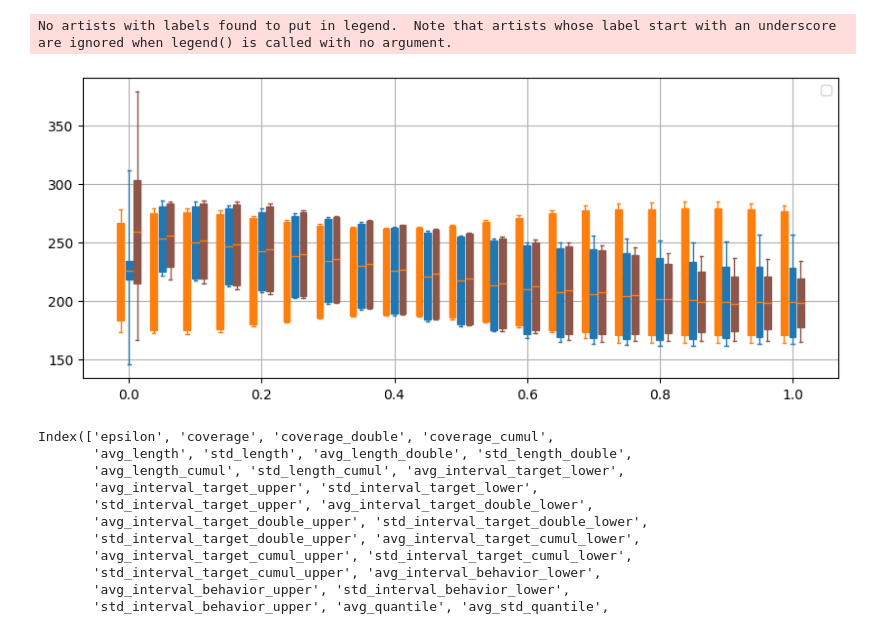
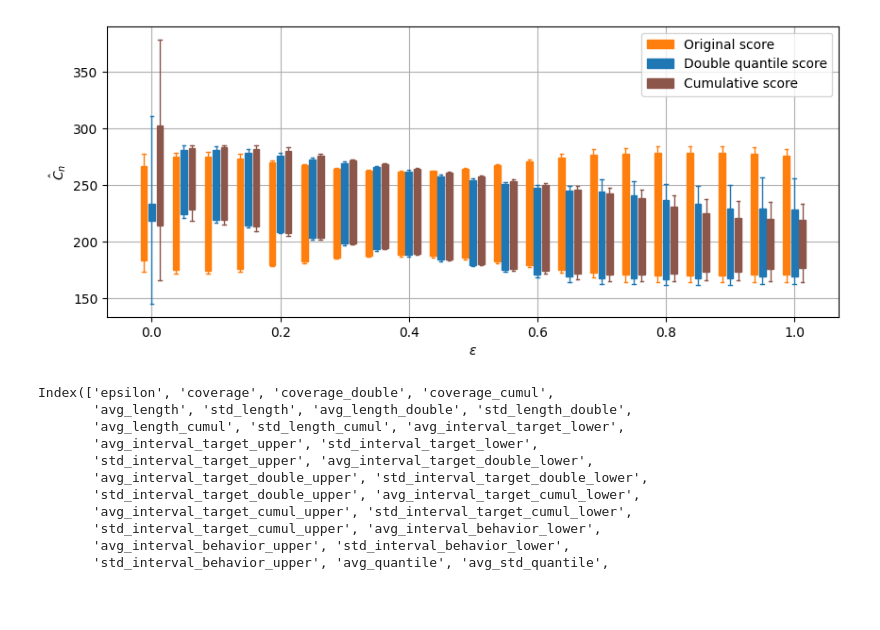
Before and after one commit to danielefoffano/Conformal_OPE_MDP, a Jupyter notebook: make_plots.ipynb, the cells around one changed output. Cells and saved outputs as stored; diff of their text form; code cells hidden in the pictures; blank space fills up the shorter version.

```diff
--- a/make_plots.ipynb
+++ b/make_plots.ipynb
@@ -76,41 +76,53 @@ keys = {
         #     mu_lower_original + ce_lower_original, alpha=0.2)
 
 fig, ax = plt.subplots(figsize=(10,4))
+
+bps = []
+labels= []
 for name_id, name in enumerate(keys):
     mu_lower_original, std_lower_original, n_lower_original = compute_mean_std(keys[name]['lower'])
     ce_lower_original = compute_CE(mu_lower_original, std_lower_original, n_lower_original)
 
     mu_upper_original, std_upper_original, n_upper_original = compute_mean_std(keys[name]['upper'])
     ce_upper_original = compute_CE(mu_upper_original, std_upper_original, n_upper_original)
 
 
     median = (mu_upper_original + mu_lower_original)/2
 
     boxes = [
         {
             'label' : name,
             'whislo': mu_lower_original[id] - ce_lower_original[id],    # Bottom whisker position
             'q1'    : mu_lower_original[id],    # First quartile (25th percentile)
             'med'   : median[id],    # Median         (50th percentile)
             'q3'    : mu_upper_original[id],    # Third quartile (75th percentile)
             'whishi': mu_upper_original[id] + ce_upper_original[id],    # Top whisker position
             'fliers': []        # Outliers
         }
         for id in range(len(epsilons))
     ]
     offset = -0.0125 + 0.0125 * name_id
     bp = ax.bxp(boxes, epsilons + offset, widths=0.01, showfliers=False, patch_artist=True, manage_ticks=False, showmeans=False)
 
+    bps.append(bp)
+    labels.append(name)
     for element in ['boxes', 'whiskers', 'fliers', 'caps']:
         plt.setp(bp[element], color=keys[name]['color'])
 
+    plt.setp(bp['medians'], linewidth=0)
+
     #ax.set_xticks(epsilons)
+
+ax.legend([bp["boxes"][0] for bp in bps], labels, loc='upper right')
+
+
+
 plt.grid()
-plt.legend()
+plt.xlabel(r'$\varepsilon$')
+plt.ylabel(r'$\hat C_n$')
 plt.show()
 # %% [output]
-No artists with labels found to put in legend.  Note that artists whose label start with an underscore are ignored when legend() is called with no argument.
-[figure, old version]
+[figure, new version]
 # %%
 data['empirical'][20][0].columns
 # %% [output]
```
